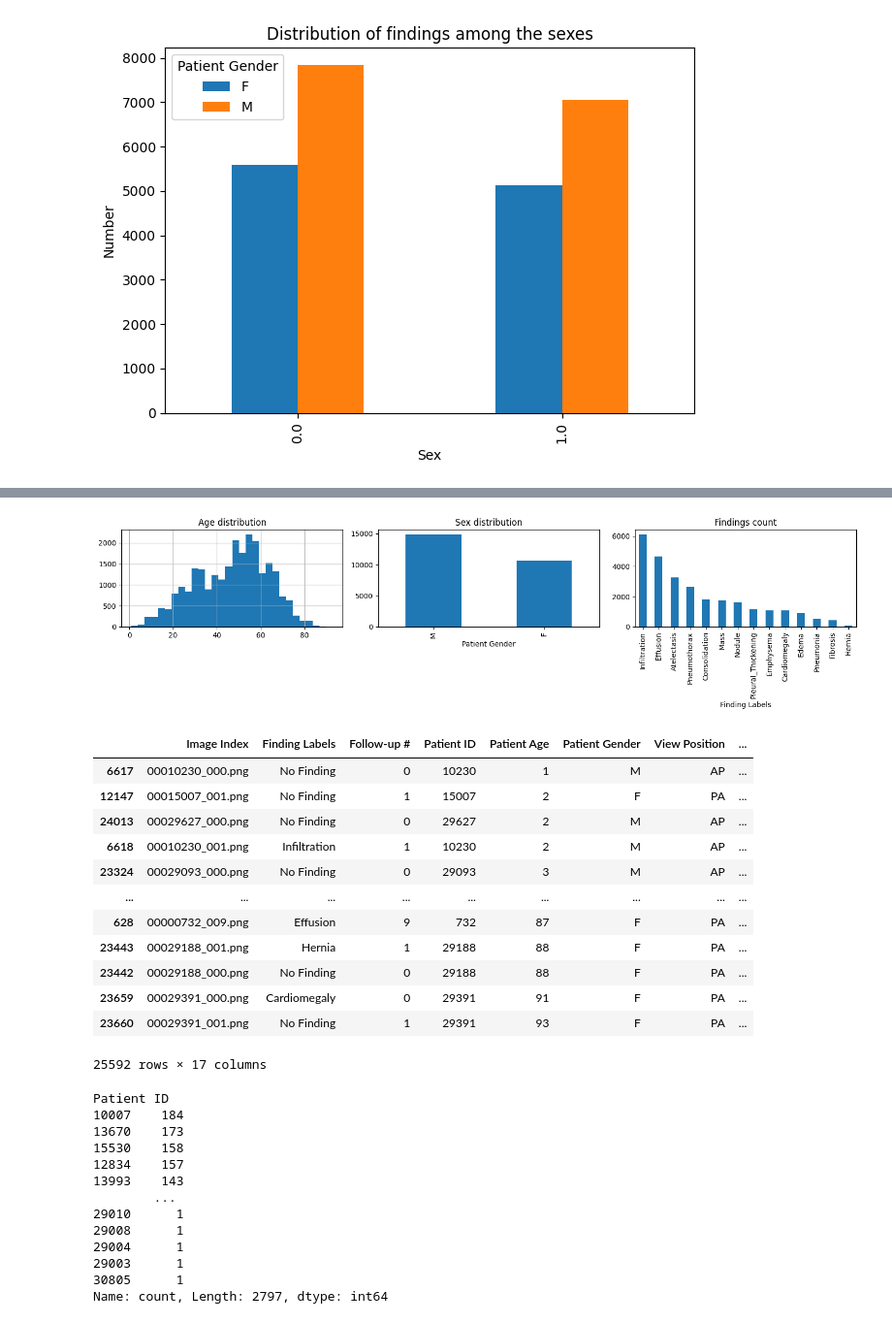
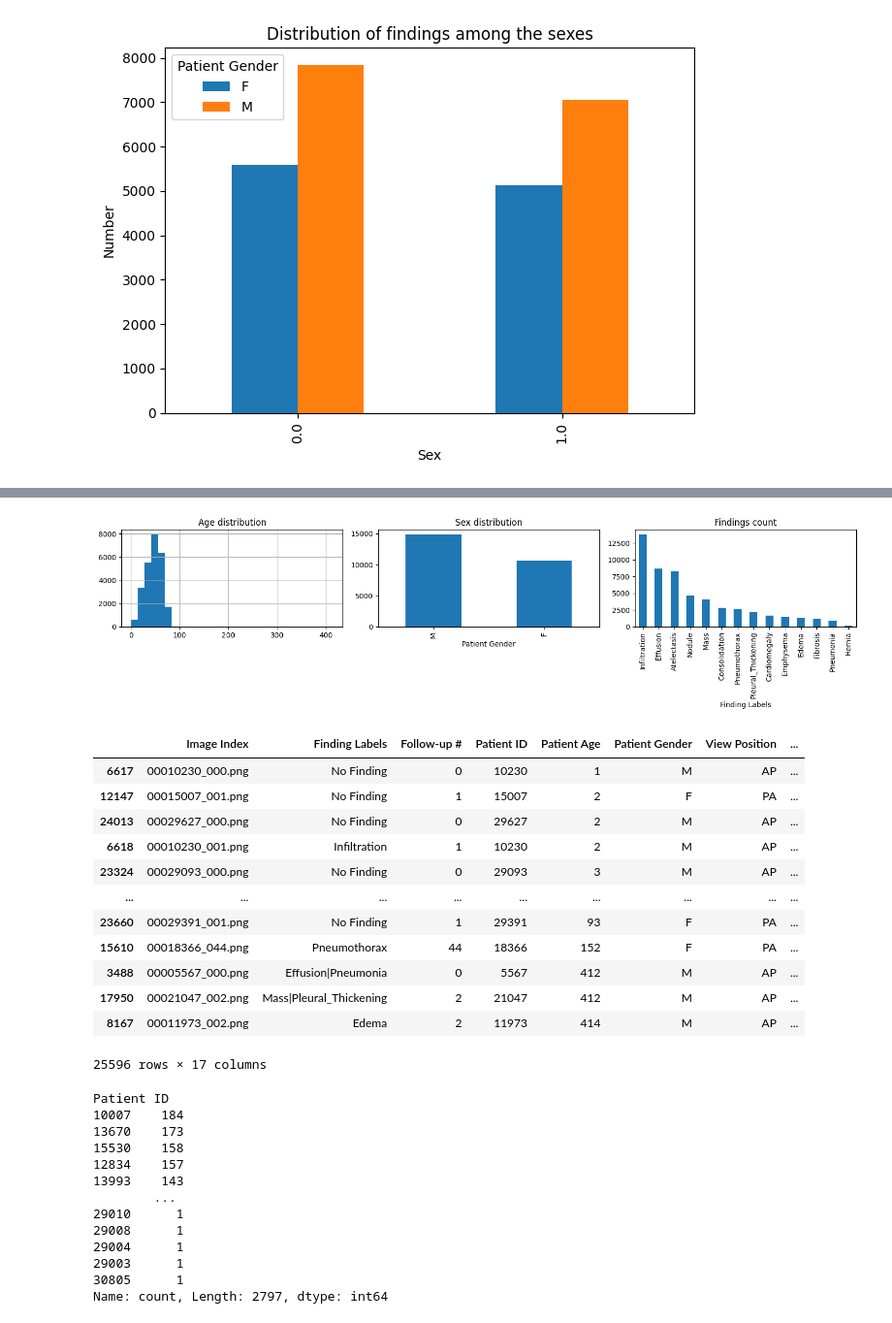
Before and after one commit to nikodice4/MedCLIP_shortcuts, a Jupyter notebook: notebooks/eda_pre.ipynb, the cells around one changed output, grey strips where cells are left out. Shown at 97% size. Saved outputs shown, nothing was run; the diff lists cells and outputs as text; code cells hidden in the pictures.

```diff
--- a/notebooks/eda_pre.ipynb
+++ b/notebooks/eda_pre.ipynb
@@ -131,6 +165,6 @@ plt.show()
 # %% [markdown]
 # Reading in the processed data, and the drain data
 # %%
-df_drains_pos = pd.read_csv("../data/raw/ChestX-ray14/NIH-CX14_TubeAnnotations_NonExperts_aggregated.csv", index_col=0)
-df_drains_neg = pd.read_csv("../data/processed/ChestX-ray14/CXR14_Drains_Labels.csv", sep=";", index_col=0)
-df_processed = pd.read_csv("../data/processed/ChestX-ray14/processed_labels.csv", index_col=0)
+# df_drains_pos = pd.read_csv("../data/raw/ChestX-ray14/NIH-CX14_TubeAnnotations_NonExperts_aggregated.csv", index_col=0)
+df_train = pd.read_csv("../data/processed/ChestX-ray14/train/files/processed_labels_train.csv", index_col=0)
+df_test = pd.read_csv("../data/processed/ChestX-ray14/test/files/processed_labels_drains.csv", index_col=0)
@@ -243,5 +213,5 @@ Such as the drain annotations for the positive AND negative cases of pneumothora
 # %%
-df_drains_neg = df_drains_neg.drop(columns=["Unnamed: 11", "Unnamed: 0"])
-df_drains_neg
+df_train = df_train.drop(columns="Unnamed: 11")
+df_train.head()
 # %% [output]
 |  | Image Index | Finding Labels | Follow-up # | Patient ID | Patient Age | Patient Gender | View Position | ... |
@@ -421,0 +302,3 @@ df_drains_neg[df_drains_neg["Patient Age"] > 100]
+# %%
+df_test = df_test.drop(columns=["Unnamed: 11", "Unnamed: 0"])
+df_test.head()
@@ -441,3 +395,7 @@ Pneumonia              554
 Fibrosis               435
 Hernia                  86
 Name: count, dtype: int64
+# %%
+all_train = df_train["Finding Labels"].str.split("|").explode()
+label_counts = all_train.value_counts()
+print(label_counts)
@@ -511,21 +553,21 @@ Asymmetric pixel spacing: 0
 # %%
 fig, axes = plt.subplots(1, 3, figsize=(15, 4))
 
-df_drains_neg["Patient Age"].hist(bins=30, ax=axes[0])
+df_test["Patient Age"].hist(bins=30, ax=axes[0])
 axes[0].set_title("Age distribution")
 
-df_drains_neg["Patient Gender"].value_counts().plot(kind="bar", ax=axes[1])
+df_test["Patient Gender"].value_counts().plot(kind="bar", ax=axes[1])
 axes[1].set_title("Sex distribution")
 
 label_counts.drop("No Finding", errors="ignore").plot(kind="bar", ax=axes[2])
 axes[2].set_title("Findings count")
 
 plt.tight_layout()
 plt.show()
 # %% [output]
-[figure, old version]
+[figure, new version]
 # %%
-df_drains_neg.sort_values(by="Patient Age")
+df_test.sort_values(by="Patient Age")
 # %% [output]
 |  | Image Index | Finding Labels | Follow-up # | Patient ID | Patient Age | Patient Gender | View Position | ... |
 | 6617 | 00010230_000.png | No Finding | 0 | 10230 | 1 | M | AP | ... |
@@ -534,10 +576,10 @@ df_drains_neg.sort_values(by="Patient Age")
 | 6618 | 00010230_001.png | Infiltration | 1 | 10230 | 2 | M | AP | ... |
 | 23324 | 00029093_000.png | No Finding | 0 | 29093 | 3 | M | AP | ... |
 | ... | ... | ... | ... | ... | ... | ... | ... | ... |
-| 628 | 00000732_009.png | Effusion | 9 | 732 | 87 | F | PA | ... |
-| 23443 | 00029188_001.png | Hernia | 1 | 29188 | 88 | F | PA | ... |
-| 23442 | 00029188_000.png | No Finding | 0 | 29188 | 88 | F | PA | ... |
-| 23659 | 00029391_000.png | Cardiomegaly | 0 | 29391 | 91 | F | PA | ... |
 | 23660 | 00029391_001.png | No Finding | 1 | 29391 | 93 | F | PA | ... |
+| 15610 | 00018366_044.png | Pneumothorax | 44 | 18366 | 152 | F | PA | ... |
+| 3488 | 00005567_000.png | Effusion|Pneumonia | 0 | 5567 | 412 | M | AP | ... |
+| 17950 | 00021047_002.png | Mass|Pleural_Thickening | 2 | 21047 | 412 | M | AP | ... |
+| 8167 | 00011973_002.png | Edema | 2 | 11973 | 414 | M | AP | ... |
-25592 rows × 17 columns
+25596 rows × 17 columns
 # %%
```
Also changed, not shown: parts of 55 cells of this notebook.
